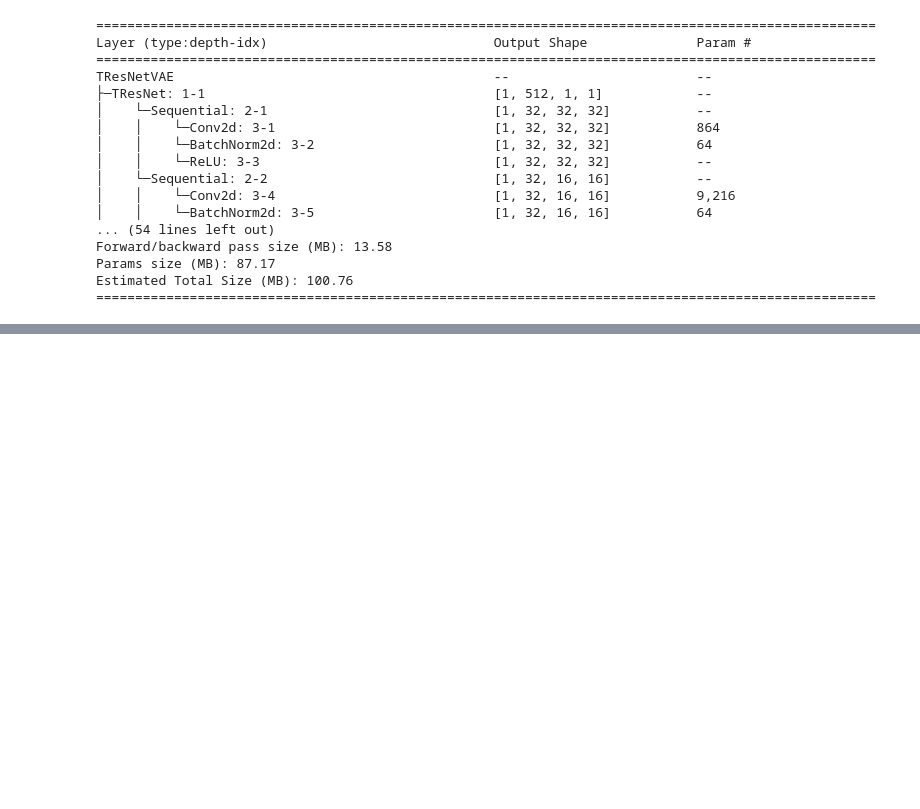
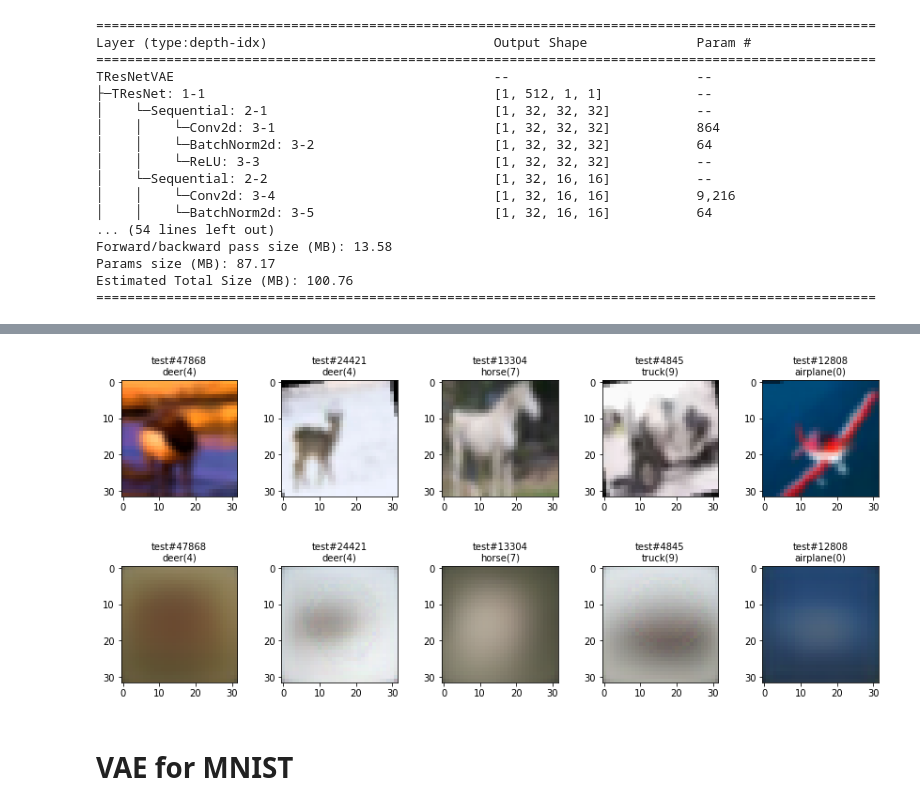
Before and after one commit to akihikoy/ay_test, a Jupyter notebook: python/torch/vae_cifar10_1.ipynb, the cells around one changed output, grey strips where cells are left out. Cells and saved outputs as stored; diff of their text form; code cells hidden in the pictures; blank space fills up the shorter version.

```diff
--- a/python/torch/vae_cifar10_1.ipynb
+++ b/python/torch/vae_cifar10_1.ipynb
@@ -385,9 +380,17 @@ i_epoch loss(train)     loss(test)      metric(test)    time
 # %%
 d= dset_train
 # d= dset_test
 idxes= np.random.permutation(len(d))[:15]
 imgs= [d[i][0] for i in idxes]
 pred= Eval(net,imgs,device=device)[0].cpu()
+pred[pred>1.]= 1.
+pred[pred<0.]= 0.
 labels= [f'test#{i}\n{d.classes[d[i][1]]}({d[i][1]})' for i in idxes]
+plabels= [f'pred#{i}\n{d.classes[d[i][1]]}({d[i][1]})' for i in idxes]
 PlotImgGrid(imgs, labels, rows=1)
 PlotImgGrid(pred, labels, rows=1)
+# %% [output]
+[figure, added]
+[figure, added]
+# %% [markdown]
+# VAE for MNIST
```
Also changed, not shown: parts of 17 cells of this notebook, 1 other file.
